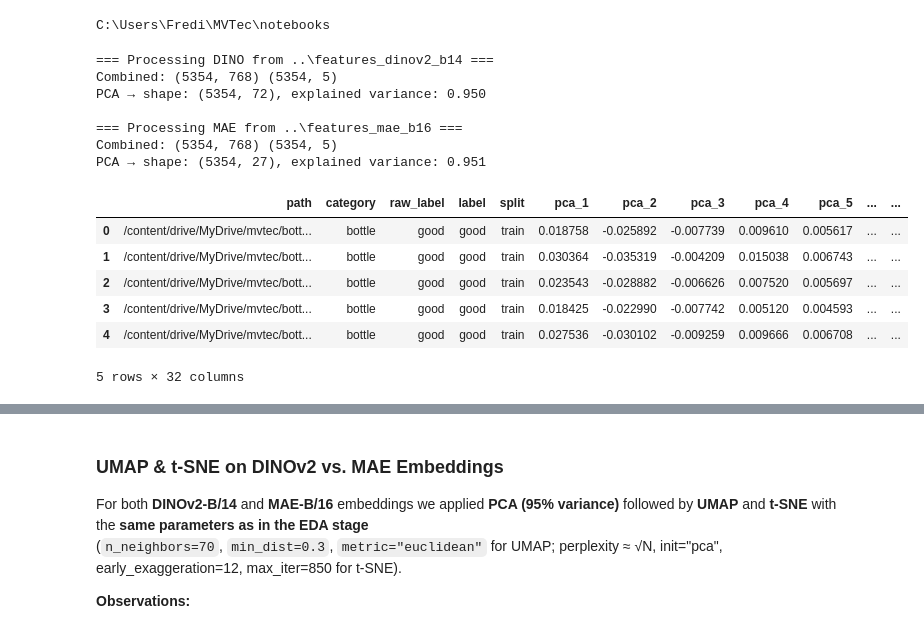
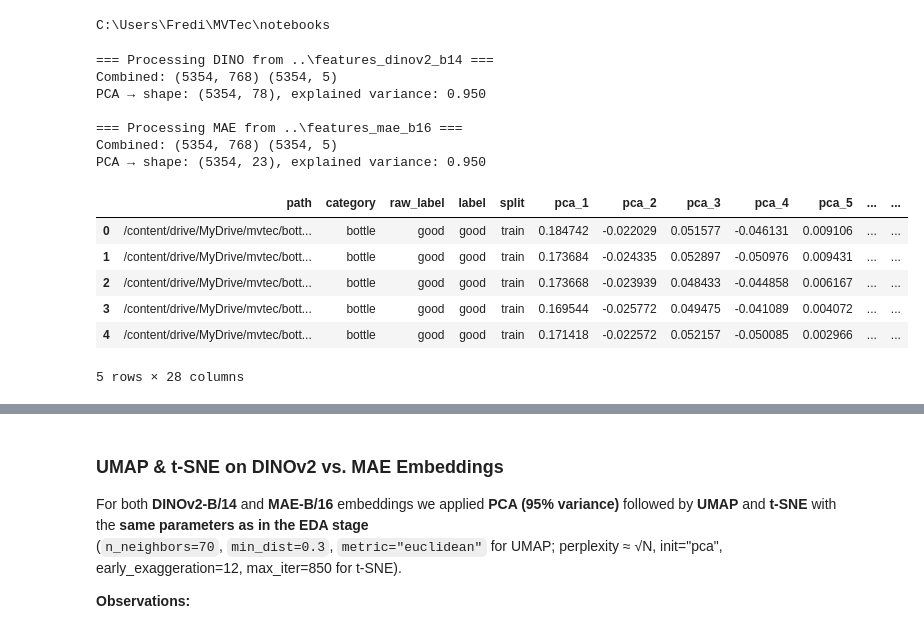
Before and after one commit to frederikcodes/mvtec-vit-anomaly, a Jupyter notebook: notebooks/01_feature_extraction_and_preview.ipynb, the cells around one changed output, grey strips where cells are left out. Saved outputs shown, nothing was run; the diff lists cells and outputs as text; code cells hidden in the pictures.

```diff
--- a/notebooks/01_feature_extraction_and_preview.ipynb
+++ b/notebooks/01_feature_extraction_and_preview.ipynb
@@ -184,7 +221,7 @@ for name, FEATURES_DIR in FEATURE_DIRS.items():
 
     for f in npz_files:
         # npz: features
-        X = np.load(f)["features"]          # shape (N, D)
+        X = np.load(f)["cls"]          # shape (N, D)
         name = f.name
         if name.endswith("_dinov2_vitb14.npz"):
             cat = name[:-len("_dinov2_vitb14.npz")]
@@ -211,41 +248,41 @@ for name, FEATURES_DIR in FEATURE_DIRS.items():
     print("Combined:", X_all.shape, meta_all.shape)
 
     # PCA to 95% variance
     pca = PCA(n_components=0.95, random_state=0)
     X_pca = pca.fit_transform(X_all)
     expl = pca.explained_variance_ratio_.sum()
     print(f"PCA → shape: {X_pca.shape}, explained variance: {expl:.3f}")
 
     # Build dataframe
     df_proj = meta_all.copy()
     for i in range(X_pca.shape[1]):
         df_proj[f"pca_{i+1}"] = X_pca[:, i]
 
     # Save results in dict
     results[key] = {
         "X_pca": X_pca,
         "df_proj": df_proj,
         "explained": expl,
     }
 
 # Access like:
 #results["dino"]["df_proj"].head()
 results["mae"]["df_proj"].head()
 # %% [output]
 === Processing DINO from ..\features_dinov2_b14 ===
 Combined: (5354, 768) (5354, 5)
-PCA → shape: (5354, 72), explained variance: 0.950
+PCA → shape: (5354, 78), explained variance: 0.950
 
 === Processing MAE from ..\features_mae_b16 ===
 Combined: (5354, 768) (5354, 5)
-PCA → shape: (5354, 27), explained variance: 0.951
+PCA → shape: (5354, 23), explained variance: 0.950
 |  | path | category | raw_label | label | split | pca_1 | pca_2 | pca_3 | pca_4 | pca_5 | ... | ... |
-| 0 | /content/drive/MyDrive/mvtec/bott... | bottle | good | good | train | 0.018758 | -0.025892 | -0.007739 | 0.009610 | 0.005617 | ... | ... |
-| 1 | /content/drive/MyDrive/mvtec/bott... | bottle | good | good | train | 0.030364 | -0.035319 | -0.004209 | 0.015038 | 0.006743 | ... | ... |
-| 2 | /content/drive/MyDrive/mvtec/bott... | bottle | good | good | train | 0.023543 | -0.028882 | -0.006626 | 0.007520 | 0.005697 | ... | ... |
-| 3 | /content/drive/MyDrive/mvtec/bott... | bottle | good | good | train | 0.018425 | -0.022990 | -0.007742 | 0.005120 | 0.004593 | ... | ... |
-| 4 | /content/drive/MyDrive/mvtec/bott... | bottle | good | good | train | 0.027536 | -0.030102 | -0.009259 | 0.009666 | 0.006708 | ... | ... |
+| 0 | /content/drive/MyDrive/mvtec/bott... | bottle | good | good | train | 0.184742 | -0.022029 | 0.051577 | -0.046131 | 0.009106 | ... | ... |
+| 1 | /content/drive/MyDrive/mvtec/bott... | bottle | good | good | train | 0.173684 | -0.024335 | 0.052897 | -0.050976 | 0.009431 | ... | ... |
+| 2 | /content/drive/MyDrive/mvtec/bott... | bottle | good | good | train | 0.173668 | -0.023939 | 0.048433 | -0.044858 | 0.006167 | ... | ... |
+| 3 | /content/drive/MyDrive/mvtec/bott... | bottle | good | good | train | 0.169544 | -0.025772 | 0.049475 | -0.041089 | 0.004072 | ... | ... |
+| 4 | /content/drive/MyDrive/mvtec/bott... | bottle | good | good | train | 0.171418 | -0.022572 | 0.052157 | -0.050085 | 0.002966 | ... | ... |
-5 rows × 32 columns
+5 rows × 28 columns
 # %%
 import matplotlib.pyplot as plt
 import umap
```
Also changed, not shown: parts of 5 cells of this notebook, 4 other files.
